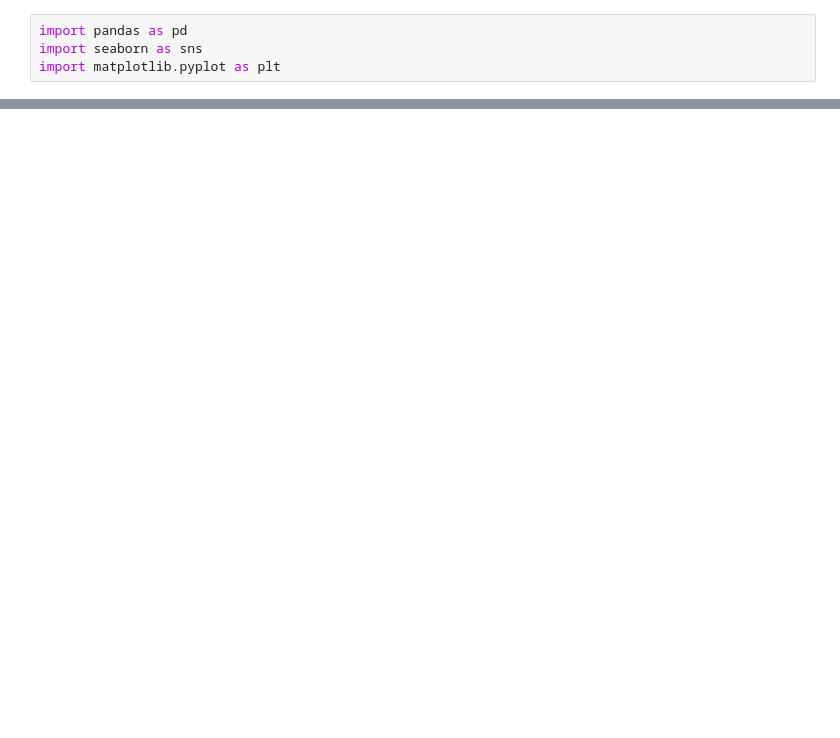
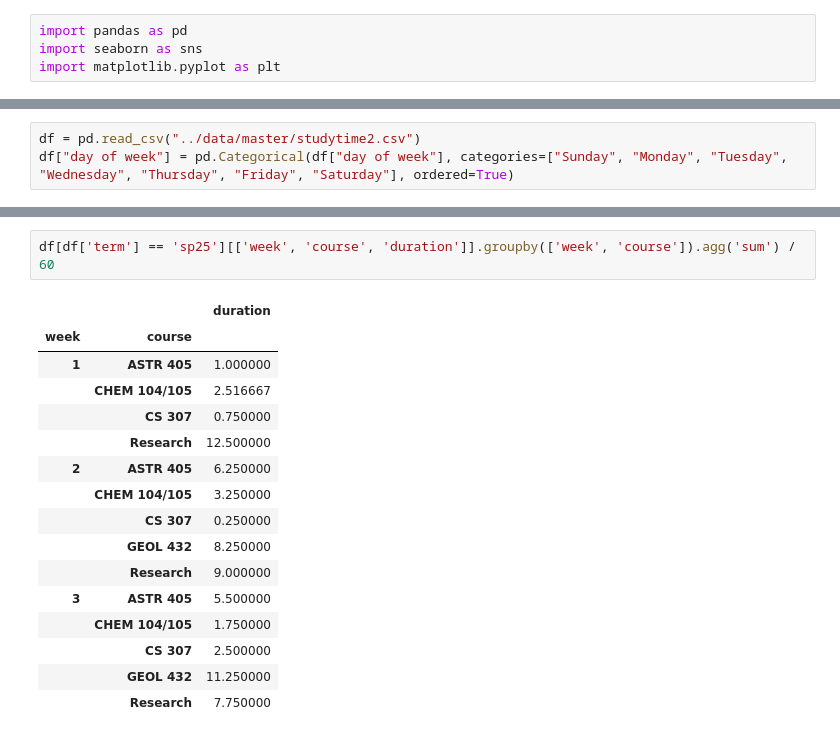
Before and after one commit to ryguy2k4/studytime, a Jupyter notebook: src/eda.ipynb, the cells around one changed output, grey strips where cells are left out. Drawn from its saved outputs; the diff is of its cells as text; blank space fills up the shorter version.

```diff
--- a/src/eda.ipynb
+++ b/src/eda.ipynb
@@ -83,0 +5,3 @@ The `ci` parameter is deprecated. Use `errorbar=('ci', False)` for the same effe
+# %%
+df = pd.read_csv("../data/master/studytime2.csv")
+df["day of week"] = pd.Categorical(df["day of week"], categories=["Sunday", "Monday", "Tuesday", "Wednesday", "Thursday", "Friday", "Saturday"], ordered=True)
@@ -83,0 +49,19 @@ The `ci` parameter is deprecated. Use `errorbar=('ci', False)` for the same effe
+# %%
+df[df['term'] == 'sp25'][['week', 'course', 'duration']].groupby(['week', 'course']).agg('sum') / 60
+# %% [output]
+|  |  | duration |
+| week | course |  |
+| 1 | ASTR 405 | 1.000000 |
+|  | CHEM 104/105 | 2.516667 |
+|  | CS 307 | 0.750000 |
+|  | Research | 12.500000 |
+| 2 | ASTR 405 | 6.250000 |
+|  | CHEM 104/105 | 3.250000 |
+|  | CS 307 | 0.250000 |
+|  | GEOL 432 | 8.250000 |
+|  | Research | 9.000000 |
+| 3 | ASTR 405 | 5.500000 |
+|  | CHEM 104/105 | 1.750000 |
+|  | CS 307 | 2.500000 |
+|  | GEOL 432 | 11.250000 |
+|  | Research | 7.750000 |
```
Also changed, not shown: parts of 11 cells of this notebook, 8 other files.
